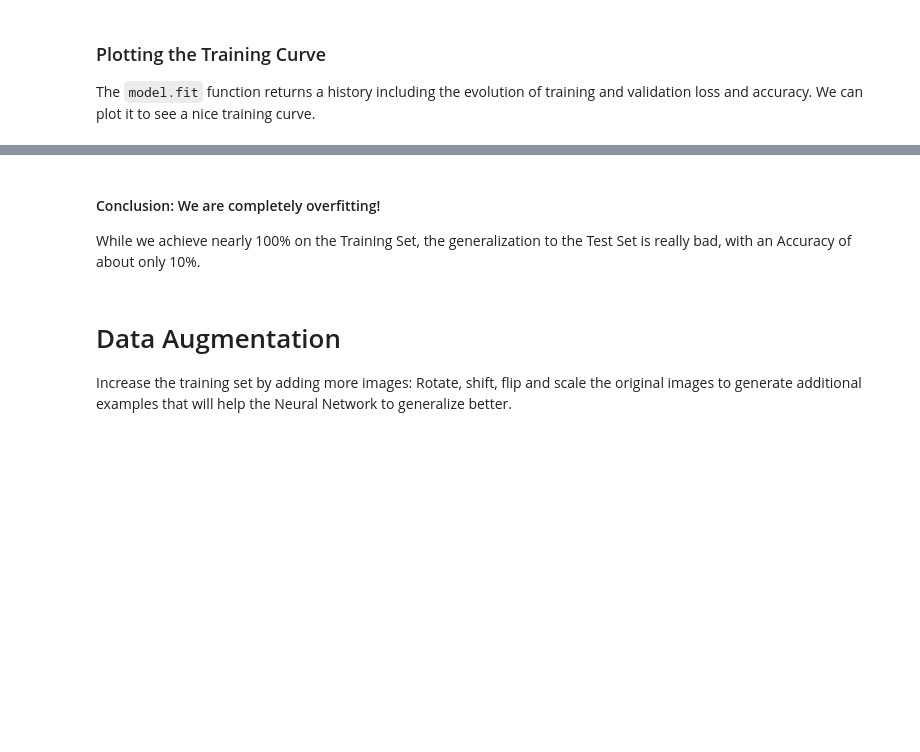
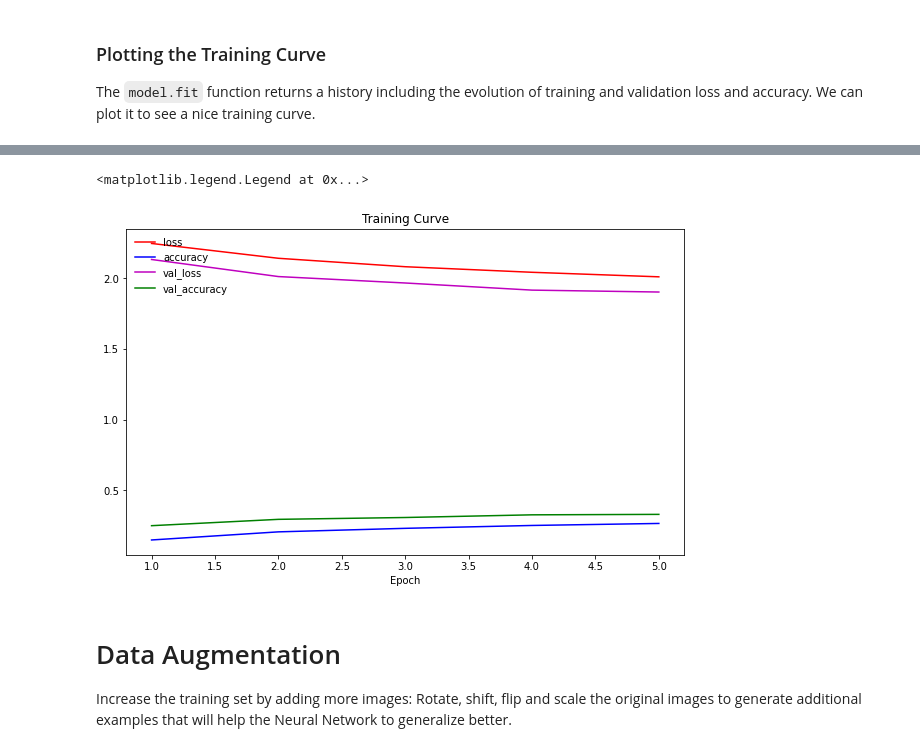
Before and after one commit to se21m024/DataScience, a Jupyter notebook: ML - Exercise 4/se21m024_Stummer_ml_ex4_deep.ipynb, the cells around one changed output, grey strips where cells are left out. Cells and saved outputs as stored; diff of their text form; code cells hidden in the pictures; blank space fills up the shorter version.

```diff
--- a/ML - Exercise 4/se21m024_Stummer_ml_ex4_deep.ipynb
+++ b/ML - Exercise 4/se21m024_Stummer_ml_ex4_deep.ipynb
@@ -358,11 +387,12 @@ def createMyModel():
 
     model = Sequential()
 
-    n_filters = 16
+    n_filters = 16 #16
     # this applies n_filters convolution filters of size 5x5 resp. 3x3 each in the 2 layers below
 
     # Layer 1
-    model.add(Convolution2D(n_filters, 3, 3, border_mode='valid', input_shape=input_shape))
+    #model.add(Convolution2D(n_filters, 3, 3, border_mode='valid', input_shape=input_shape))
+    model.add(Convolution2D(n_filters, 3, 3, input_shape=input_shape))
     # input shape: 100x100 images with 3 channels -> input_shape should be (3, 100, 100)
     model.add(BatchNormalization())
     model.add(Activation('relu'))  # ReLu activation
@@ -383,7 +413,7 @@ def createMyModel():
     model.add(Activation('relu'))
     model.add(Dropout(0.1))
 
-    model.add(Dense(1,activation='sigmoid'))
+    model.add(Dense(len(unique_image_labels), activation='softmax'))
 
     return model
 # %%
@@ -395,12 +443,12 @@ Note: If you get OverflowError: Range exceeds valid bounds in the above box, che
 ## Training the CNN
 # %%
 # Compiling the model
-loss = 'binary_crossentropy'
+loss = 'categorical_crossentropy'
 optimizer = 'sgd'
 #optimizer = SGD(lr=0.001)  # possibility to adapt the learn rate
 
 model.compile(loss=loss, optimizer=optimizer, metrics=['accuracy'])
 # %%
 # TRAINING the model
-epochs = 15
-history = model.fit(train_img, classes, batch_size=32, nb_epoch=epochs)
+epochs = 5
+history = model.fit(train_img, image_classes, batch_size=32, epochs=epochs)
@@ -436,6 +501,7 @@ model.compile(loss=loss, optimizer=optimizer, metrics=['accuracy'])
 
 # show result on Test Data while training
 # we use test data as validation data to see direct results (usually NOT RECOMMENDED due to overfitting to the problem!)
-validation_data = (test_img, test_classes)
+#validation_data = (test_img, test_image_labels_for_comparison)
+validation_data = (test_img, test_image_classes)
 
-history = model.fit(train_img, classes, batch_size=32, nb_epoch=epochs, validation_data=validation_data)
+history = model.fit(train_img, image_classes, batch_size=32, epochs=epochs, validation_data=validation_data)
@@ -460,22 +539,17 @@ hist.keys()
 # %%
-# this will only work if you have matplotlib installed
-
-import matplotlib.pyplot as plt
-%matplotlib inline
-
-colors = {'loss':'r', 'acc':'b', 'val_loss':'m', 'val_acc':'g'}
+colors = {'loss':'r', 'accuracy':'b', 'val_loss':'m', 'val_accuracy':'g'}
 plt.figure(figsize=(10,6))
 plt.title("Training Curve")
 plt.xlabel("Epoch")
 
 for measure in hist.keys():
     color = colors[measure]
     plt.plot(range(1,epochs+1), hist[measure], color + '-', label=measure)  # use last 2 values to draw line
 
 plt.legend(loc='upper left', scatterpoints = 1, frameon=False)
+# %% [output]
+<matplotlib.legend.Legend at 0x...>
+[figure, added]
-# %% [markdown]
-#### Conclusion: We are completely overfitting!
-While we achieve nearly 100% on the Training Set, the generalization to the Test Set is really bad, with an Accuracy of about only 10%.
 # %% [markdown]
 # Data Augmentation
 
```
Also changed, not shown: parts of 30 cells of this notebook.
